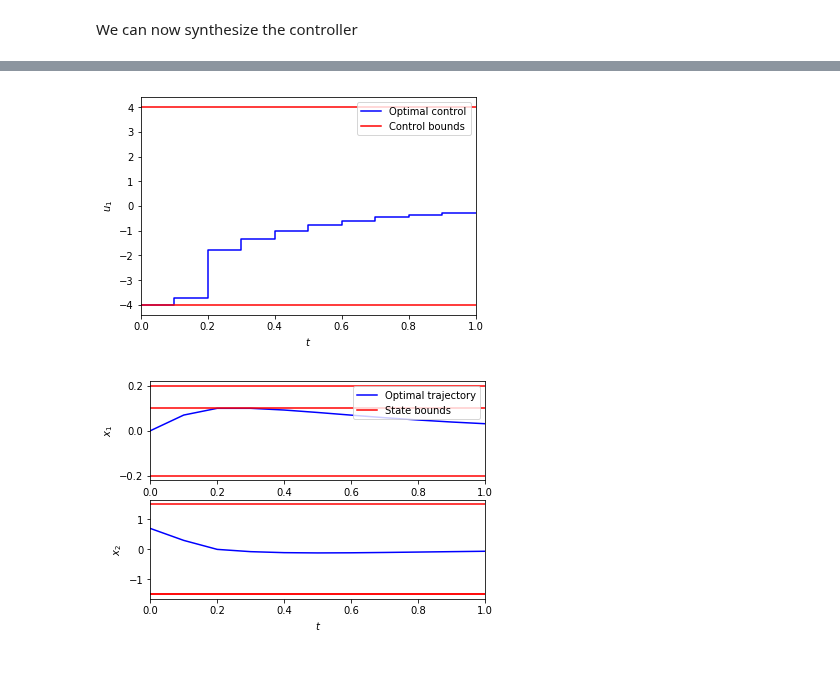
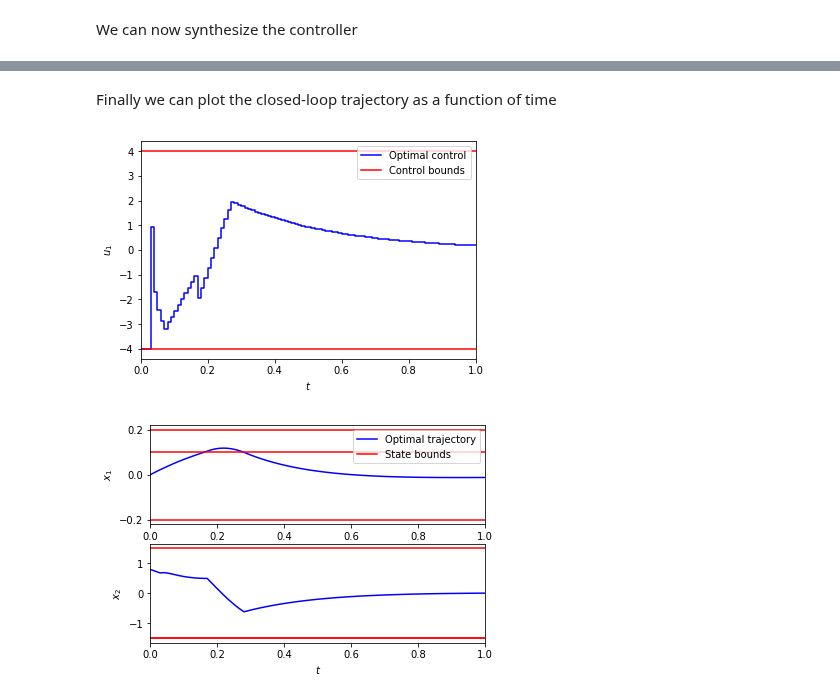
Before and after one commit to TobiaMarcucci/pympc, a Jupyter notebook: examples/hybrid_mpc.ipynb, the cells around one changed output, grey strips where cells are left out. Saved outputs shown, nothing was run; the diff lists cells and outputs as text; code cells hidden in the pictures; blank space fills up the shorter version.

```diff
--- a/examples/hybrid_mpc.ipynb
+++ b/examples/hybrid_mpc.ipynb
@@ -40,9 +42,9 @@ We stabilize a linear inverted pendulum with mass $m$ and length $l$, subject to
 m = 1.
 l = 1.
 g = 10.
-k = 10000.
+k = 100.
 d = .1
-h = .1
+h = .01
 # %% [markdown]
 We express the linearized dynamics in PieceWise Affine (PWA) form
 \begin{equation}
@@ -147,10 +149,13 @@ S = PieceWiseAffineSystem(S_list, D_list)
 We can now synthesize the controller
 # %%
 # controller parameters
-N = 10
+N = 20
 Q = np.eye(S.nx)
 R = np.eye(S.nu)
 
 # terminal set and cost
 P, K = S1.solve_dare(Q, R)
 X_N = S1.mcais(K, D1)[0]
+
+# hybrid MPC controller
+controller = HybridModelPredictiveController(S, N, Q, R, P, X_N)
@@ -162,10 +163,0 @@ We can now simulate the closed-loop dynamics starting from the initial state $x_
-# %%
-Nsim = 10
-x0 = np.array([[.0],[.7]])
-u = []
-x = [x0]
-for k in range(Nsim):
-    print('Time step ' + str(k) + '\r'),
-    u.append(controller.feedback(x[k]))
-    x_next = S.simulate(x[k], [u[k]])[0][1]
-    x.append(x_next)
@@ -175,0 +164,15 @@ We can use the plot functions to visualize the time evolution of the system
+# %%
+# initial state
+x0 = np.array([[.0],[.8]])
+
+# open-loop control
+u_ol, x_ol, ms_ol, V_ol = controller.feedforward(x0)
+
+# closed-loop control
+Nsim = 100
+u_cl = []
+x_cl = [x0]
+for t in range(Nsim):
+    u_cl.append(controller.feedback(x_cl[t]))
+    x_next = S.simulate(x_cl[t], [u_cl[t]])[0][1]
+    x_cl.append(x_next)
@@ -176,8 +191,10 @@ We can use the plot functions to visualize the time evolution of the system
+# %% [markdown]
+Finally we can plot the closed-loop trajectory as a function of time
 # %%
-plot_input_sequence(u, h, (u_min, u_max))
+plot_input_sequence(u_cl, h, (u_min, u_max))
 plt.show()
-plot_state_trajectory(x, h, (x1_min, x2_min, x2_max))
+plot_state_trajectory(x_cl, h, (x1_min, x2_min, x2_max))
 plt.show()
 # %% [output]
-[figure, old version]
+[figure, new version]
-[figure, old version]
+[figure, new version]
```
Also changed, not shown: parts of 9 cells of this notebook, 19 other files.
